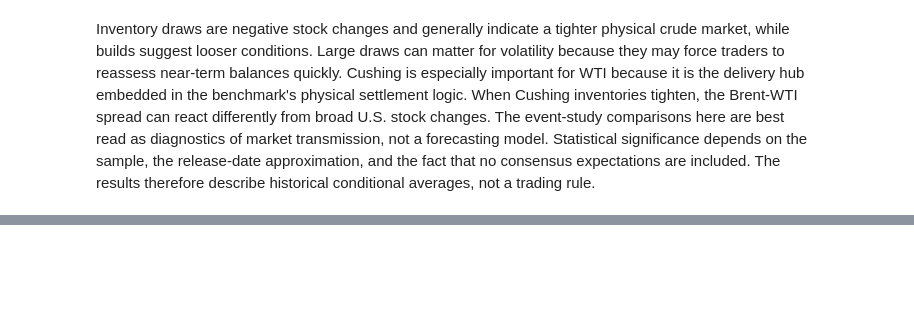
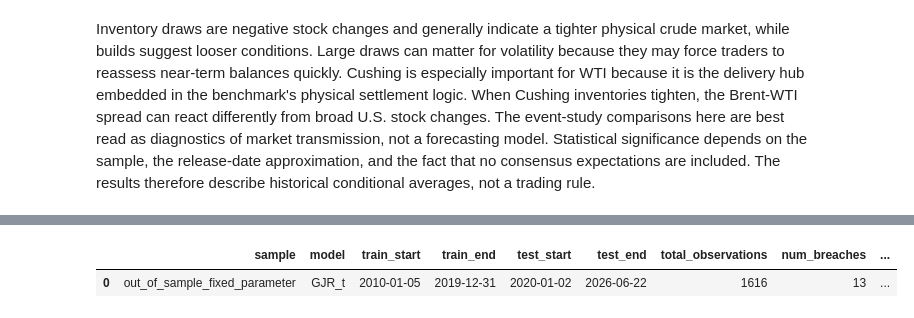
Before and after one commit to JAheadfour/crudeoil-supply-demand-project, a Jupyter notebook: notebooks/01_crude_sd_inventory_shock_study.ipynb, the cells around one changed output, grey strips where cells are left out. Drawn from its saved outputs; the diff is of its cells as text; code cells hidden in the pictures; blank space fills up the shorter version.

```diff
--- a/notebooks/01_crude_sd_inventory_shock_study.ipynb
+++ b/notebooks/01_crude_sd_inventory_shock_study.ipynb
@@ -367,0 +244,5 @@ FRED (WTI/Brent spot prices). Not investment advice.*
+# %%
+pd.DataFrame([risk_results["backtest"]])
+# %% [output]
+|  | sample | model | train_start | train_end | test_start | test_end | total_observations | num_breaches | ... |
+| 0 | out_of_sample_fixed_parameter | GJR_t | 2010-01-05 | 2019-12-31 | 2020-01-02 | 2026-06-22 | 1616 | 13 | ... |
```
Also changed, not shown: parts of 25 cells of this notebook, 33 other files.
